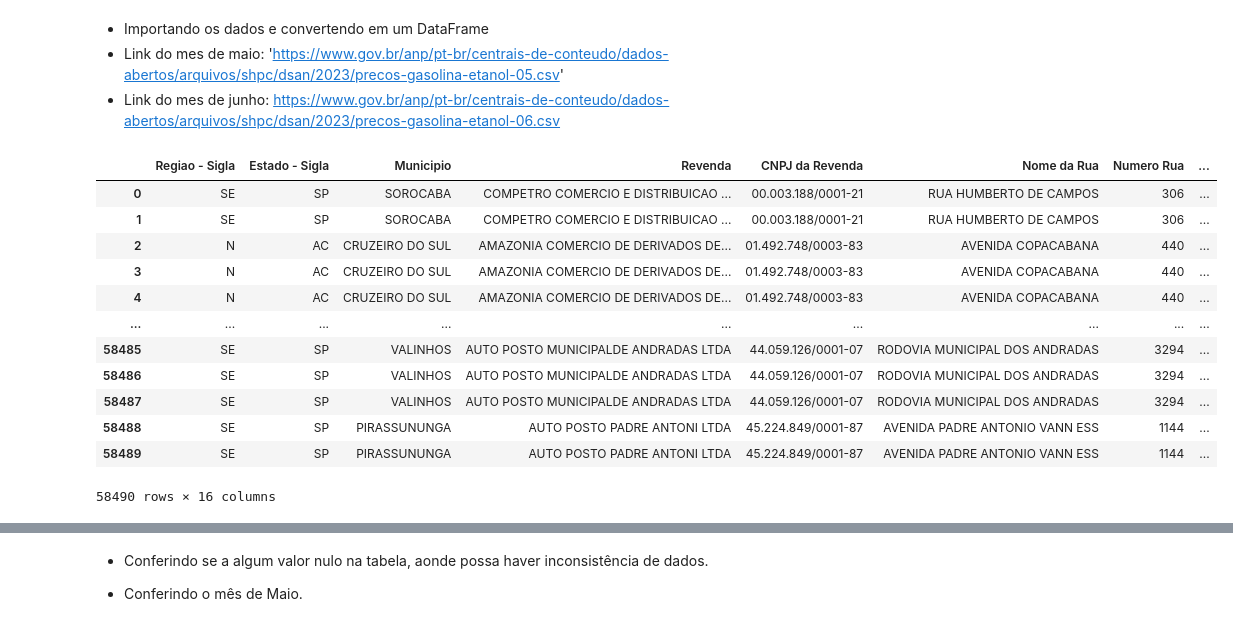
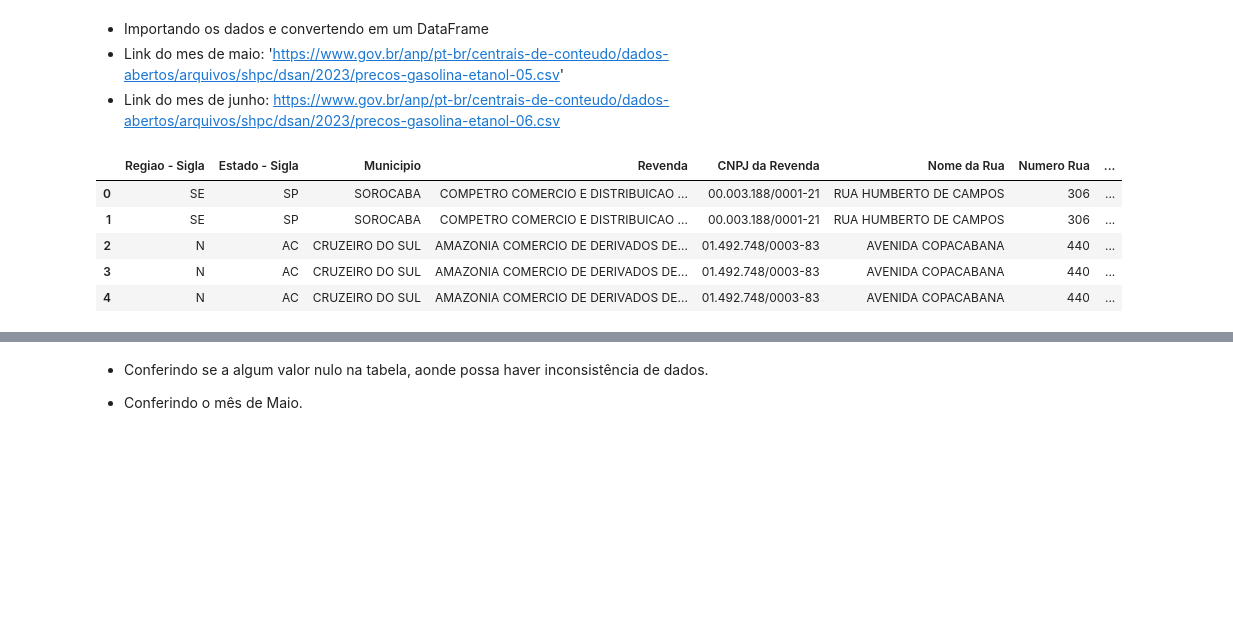
Before and after one commit to luisgoni/Trabalho-_Grupo_teste._Mod4, a Jupyter notebook: Trabalho_em_grupo_Mod4_Resília_Dados.ipynb, the cells around one changed output, grey strips where cells are left out. Saved outputs shown, nothing was run; the diff lists cells and outputs as text; code cells hidden in the pictures; blank space fills up the shorter version.

```diff
--- a/Trabalho_em_grupo_Mod4_Resília_Dados.ipynb
+++ b/Trabalho_em_grupo_Mod4_Resília_Dados.ipynb
@@ -53,20 +53,13 @@ import seaborn as sn
  - Link do mes de junho: https://www.gov.br/anp/pt-br/centrais-de-conteudo/dados-abertos/arquivos/shpc/dsan/2023/precos-gasolina-etanol-06.csv
 # %%
 Dados_mes_maio = pd.read_csv('https://www.gov.br/anp/pt-br/centrais-de-conteudo/dados-abertos/arquivos/shpc/dsan/2023/precos-gasolina-etanol-05.csv',sep=';')
-Dados_mes_maio
+Dados_mes_maio.head()
 # %% [output]
 |  | Regiao - Sigla | Estado - Sigla | Municipio | Revenda | CNPJ da Revenda | Nome da Rua | Numero Rua | ... |
 | 0 | SE | SP | SOROCABA | COMPETRO COMERCIO E DISTRIBUICAO ... | 00.003.188/0001-21 | RUA HUMBERTO DE CAMPOS | 306 | ... |
 | 1 | SE | SP | SOROCABA | COMPETRO COMERCIO E DISTRIBUICAO ... | 00.003.188/0001-21 | RUA HUMBERTO DE CAMPOS | 306 | ... |
 | 2 | N | AC | CRUZEIRO DO SUL | AMAZONIA COMERCIO DE DERIVADOS DE... | 01.492.748/0003-83 | AVENIDA COPACABANA | 440 | ... |
 | 3 | N | AC | CRUZEIRO DO SUL | AMAZONIA COMERCIO DE DERIVADOS DE... | 01.492.748/0003-83 | AVENIDA COPACABANA | 440 | ... |
 | 4 | N | AC | CRUZEIRO DO SUL | AMAZONIA COMERCIO DE DERIVADOS DE... | 01.492.748/0003-83 | AVENIDA COPACABANA | 440 | ... |
-| ... | ... | ... | ... | ... | ... | ... | ... | ... |
-| 58485 | SE | SP | VALINHOS | AUTO POSTO MUNICIPALDE ANDRADAS LTDA | 44.059.126/0001-07 | RODOVIA MUNICIPAL DOS ANDRADAS | 3294 | ... |
-| 58486 | SE | SP | VALINHOS | AUTO POSTO MUNICIPALDE ANDRADAS LTDA | 44.059.126/0001-07 | RODOVIA MUNICIPAL DOS ANDRADAS | 3294 | ... |
-| 58487 | SE | SP | VALINHOS | AUTO POSTO MUNICIPALDE ANDRADAS LTDA | 44.059.126/0001-07 | RODOVIA MUNICIPAL DOS ANDRADAS | 3294 | ... |
-| 58488 | SE | SP | PIRASSUNUNGA | AUTO POSTO PADRE ANTONI LTDA | 45.224.849/0001-87 | AVENIDA PADRE ANTONIO VANN ESS | 1144 | ... |
-| 58489 | SE | SP | PIRASSUNUNGA | AUTO POSTO PADRE ANTONI LTDA | 45.224.849/0001-87 | AVENIDA PADRE ANTONIO VANN ESS | 1144 | ... |
-58490 rows × 16 columns
 # %%
 Dados_mes_junho = pd.read_csv('https://www.gov.br/anp/pt-br/centrais-de-conteudo/dados-abertos/arquivos/shpc/dsan/2023/precos-gasolina-etanol-06.csv',sep=';')
```
Also changed, not shown: parts of 48 cells of this notebook.
